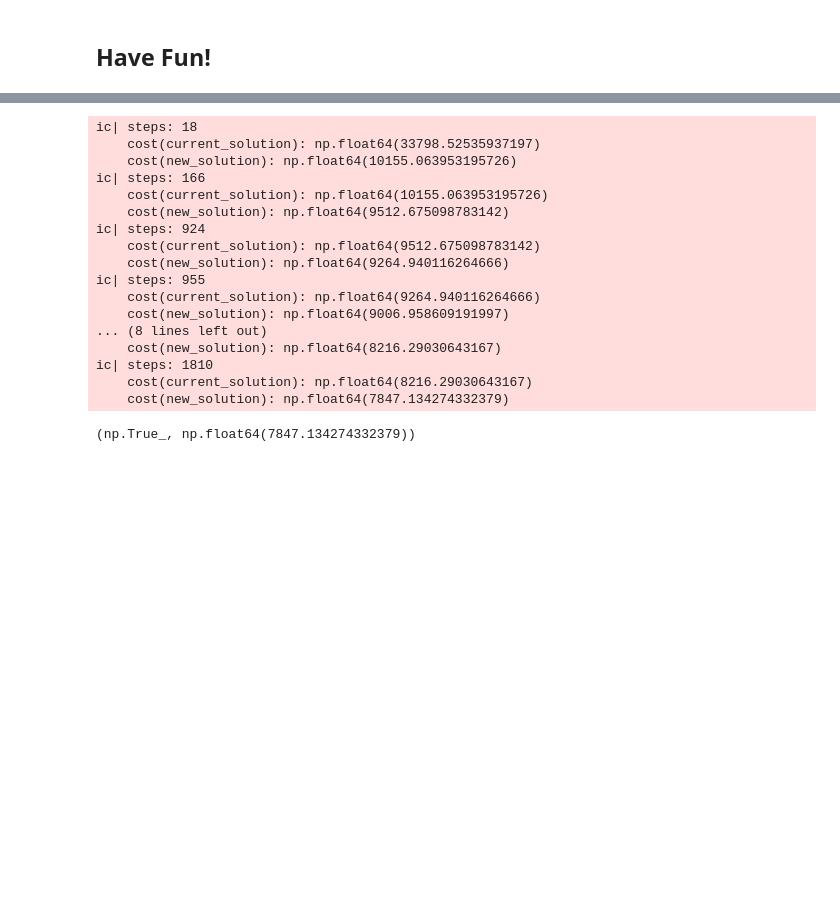
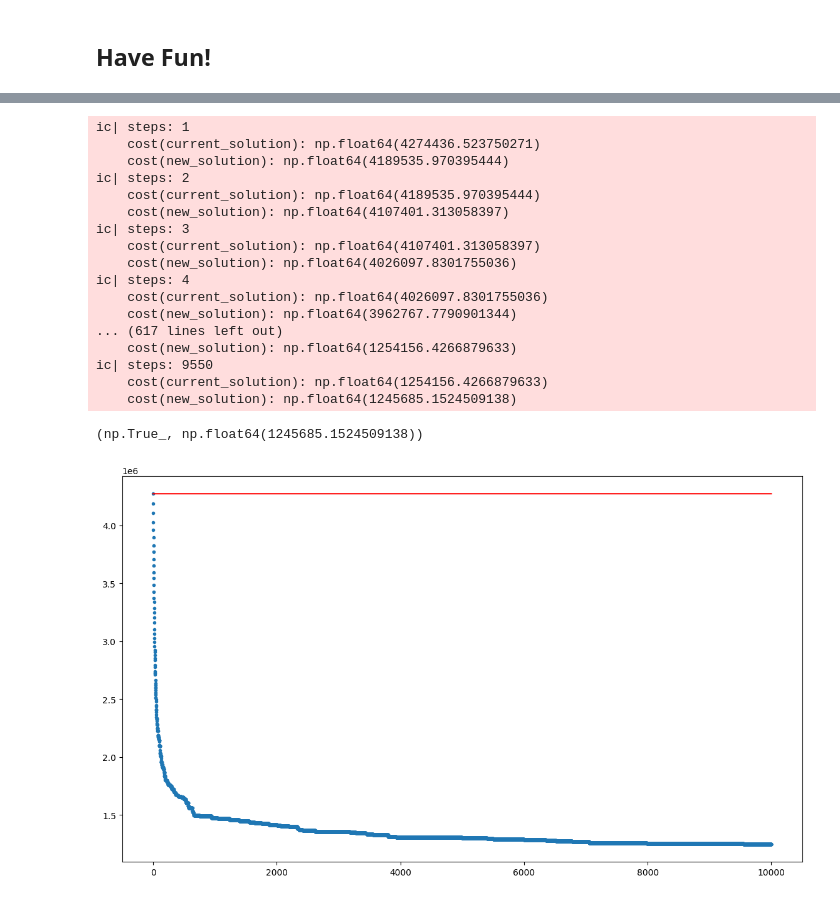
Before and after one commit to mickp18/CI2024_lab1, a Jupyter notebook: set-cover.ipynb, the cells around one changed output, grey strips where cells are left out. Cells and saved outputs as stored; diff of their text form; code cells hidden in the pictures; blank space fills up the shorter version.

Commit message:
add new tweak function and plot

```diff
--- a/set-cover.ipynb
+++ b/set-cover.ipynb
@@ -42,6 +44,15 @@ def valid(solution):
 def cost(solution):
     """Returns the cost of a solution (to be minimized)"""
     return COSTS[solution].sum()
+
+def tweak(solution):
+    new_solution = solution.copy()
+
+    #tweak
+    for n in range(int(100*DENSITY)):
+        new_solution[np.random.randint(NUM_SETS)] = not new_solution[np.random.randint(NUM_SETS)]
+
+    return new_solution
 # %% [markdown]
 ## Have Fun!
 # %%
@@ -58,43 +69,48 @@ valid(solution), cost(solution)
 #rng.
 # %%
 current_solution = solution
+history = [cost(current_solution)]
 
 steps =  0
 for n in range(MAX_STEPS):
 
     steps += 1
     #tweak
 
-    new_solution = solution.copy()
-    #index = np.random.randint(0, NUM_SETS)
-    #new_solution[index] = not new_solution[index]
-    new_solution = rng.random(NUM_SETS) < .2
+    new_solution = tweak(current_solution)
 
     if(valid(new_solution) and cost(new_solution) < cost(current_solution)):
         ic(steps, cost(current_solution), cost(new_solution))
         current_solution = new_solution
+    history.append(cost(current_solution))
 
-
-
+plt.figure(figsize=(14, 8))
+plt.plot(
+    range(len(history)),
+    list(accumulate(history, min)),
+    color="red",
+)
+_ = plt.scatter(range(len(history)), history, marker=".")
 
 
 valid(current_solution), cost(current_solution)
 # %% [output]
-ic| steps: 18
-    cost(current_solution): np.float64(33798.52535937197)
-    cost(new_solution): np.float64(10155.063953195726)
-ic| steps: 166
-    cost(current_solution): np.float64(10155.063953195726)
-    cost(new_solution): np.float64(9512.675098783142)
-ic| steps: 924
-    cost(current_solution): np.float64(9512.675098783142)
-    cost(new_solution): np.float64(9264.940116264666)
-ic| steps: 955
-    cost(current_solution): np.float64(9264.940116264666)
-    cost(new_solution): np.float64(9006.958609191997)
-... (8 lines left out)
-    cost(new_solution): np.float64(8216.29030643167)
-ic| steps: 1810
-    cost(current_solution): np.float64(8216.29030643167)
-    cost(new_solution): np.float64(7847.134274332379)
+ic| steps: 1
+    cost(current_solution): np.float64(4274436.523750271)
+    cost(new_solution): np.float64(4189535.970395444)
+ic| steps: 2
+    cost(current_solution): np.float64(4189535.970395444)
+    cost(new_solution): np.float64(4107401.313058397)
+ic| steps: 3
+    cost(current_solution): np.float64(4107401.313058397)
+    cost(new_solution): np.float64(4026097.8301755036)
+ic| steps: 4
+    cost(current_solution): np.float64(4026097.8301755036)
+    cost(new_solution): np.float64(3962767.7790901344)
+... (617 lines left out)
+    cost(new_solution): np.float64(1254156.4266879633)
+ic| steps: 9550
+    cost(current_solution): np.float64(1254156.4266879633)
+    cost(new_solution): np.float64(1245685.1524509138)
-(np.True_, np.float64(7847.134274332379))
+(np.True_, np.float64(1245685.1524509138))
+[figure, added]
```
Also changed, not shown: parts of 2 cells of this notebook.
